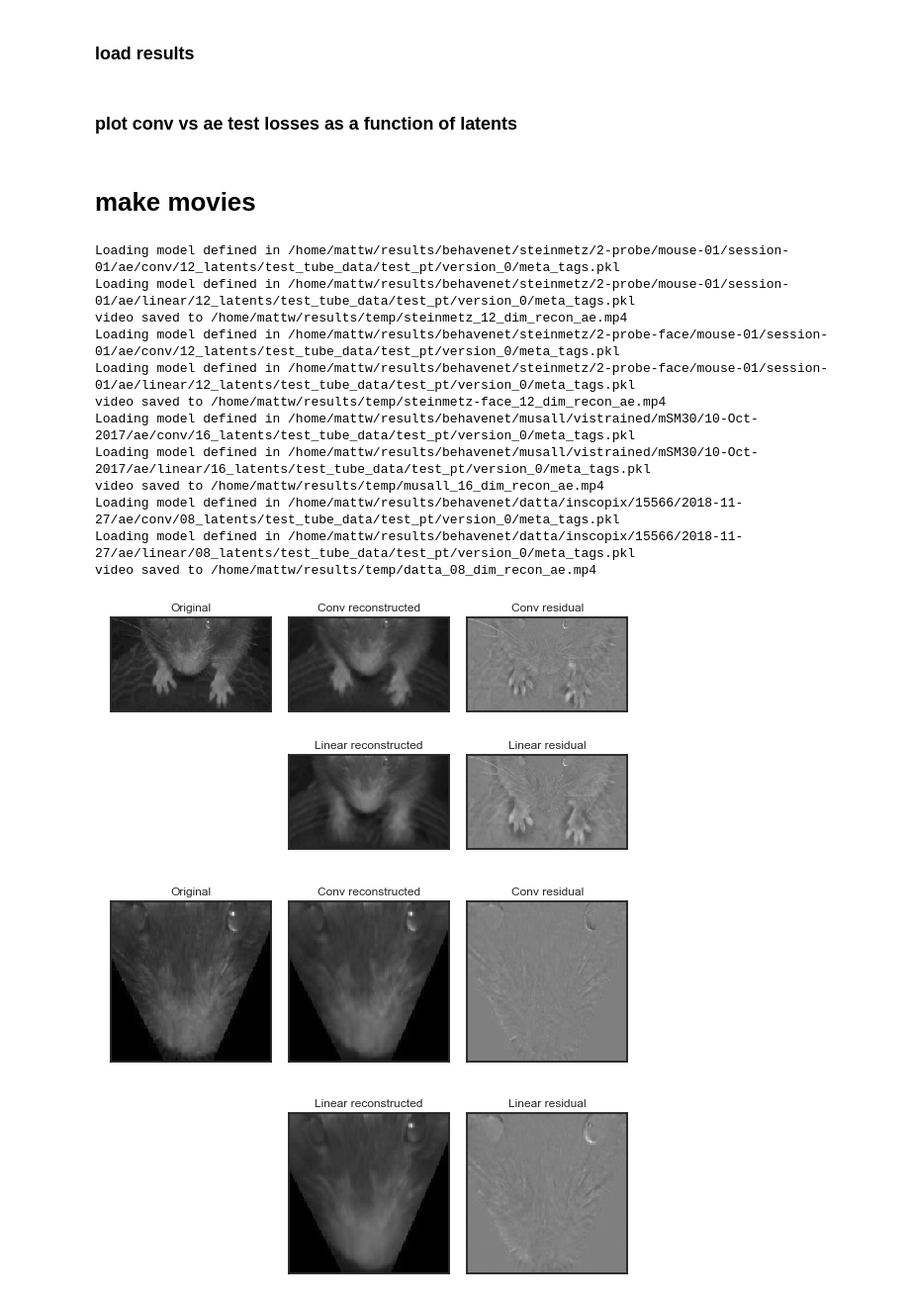
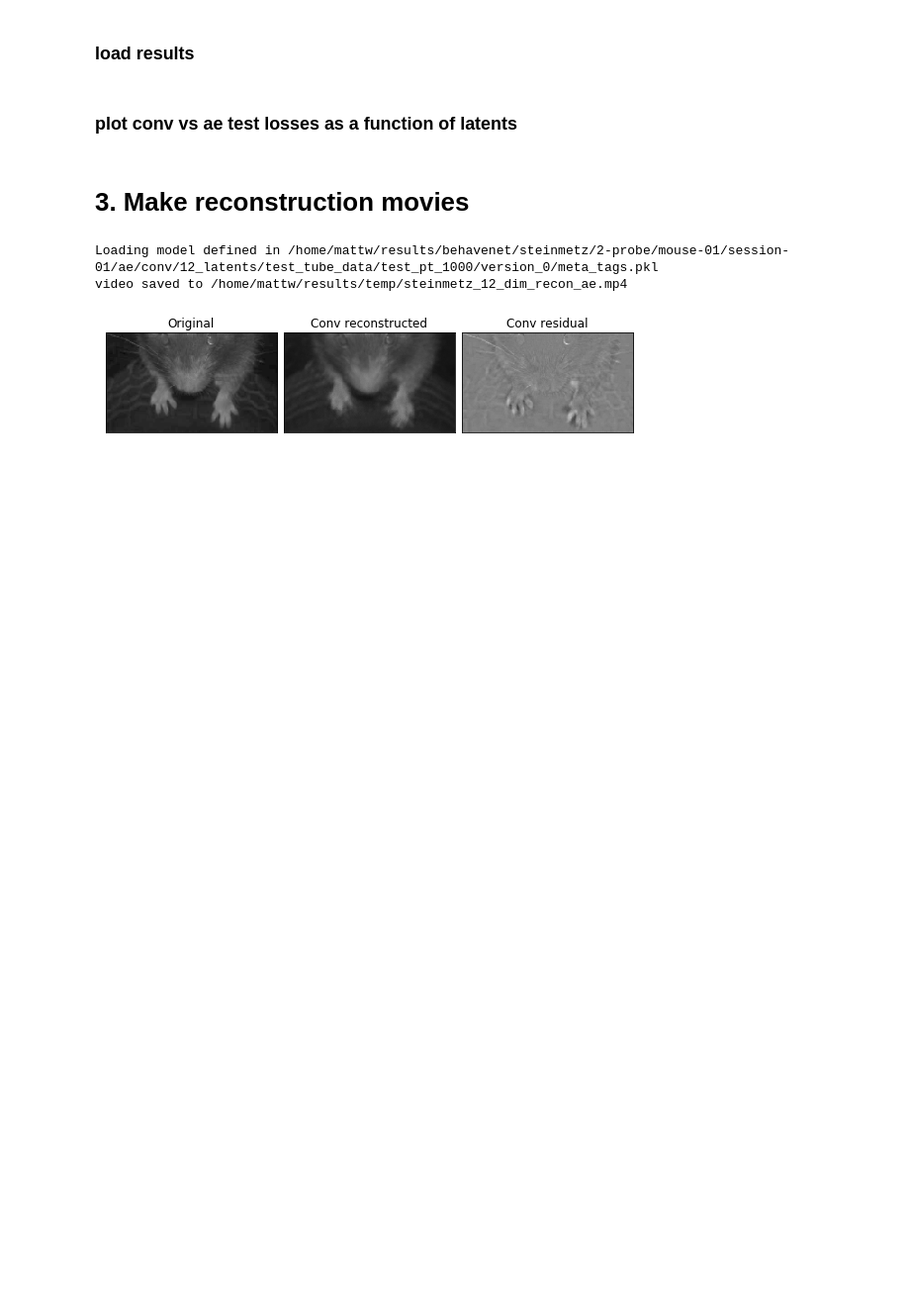
Before and after one commit to themattinthehatt/behavenet, a Jupyter notebook: analyses/ae_analysis_notebook.ipynb, the cells around one changed output. Shown at 99% size. Saved outputs shown, nothing was run; the diff lists cells and outputs as text; code cells hidden in the pictures; blank space fills up the shorter version.

```diff
--- a/analyses/ae_analysis_notebook.ipynb
+++ b/analyses/ae_analysis_notebook.ipynb
@@ -15,23 +16,17 @@ results_dir = '/home/mattw/results/behavenet_figs/'
 # %% [markdown]
 ### load results
 # %%
-metrics_df = []
-
-labs = ['steinmetz', 'steinmetz-face', 'musall', 'datta']
-# labs = ['datta']
-model_types = ['conv', 'linear']
 hparams = {
     'data_dir': '/home/mattw/data',  # might be a different path than what is saved in hparams
     'tt_save_path': '/home/mattw/results/behavenet',
-    'experiment_name': 'test_pt',
+    'experiment_name': 'test_pt_1000',
     'model_class': 'ae'}
+labs = ['steinmetz'] #['steinmetz', 'steinmetz-face', 'musall', 'datta']
+model_types = ['conv'] #['conv', 'linear']
 
+metrics_df = []
 for lab in labs:
     get_lab_example(hparams, lab)
-#     if lab == 'datta':
-#         hparams['experiment_name'] = 'test_tf0'
-#     else:
-#         hparams['experiment_name'] = 'test_tf'
     for model_type in model_types:
         hparams['model_type'] = model_type
         _, _, expt_dir = get_output_dirs(hparams)
@@ -69,7 +64,7 @@ sns.set_style('white')
 sns.set_context('talk')
 
 # data_queried = metrics[~pd.notna(metrics.test_loss)]
-lab = 'steinmetz-face'
+lab = 'steinmetz'
 data_queried = metrics_df[
     (metrics_df.dtype=='val') &
     (metrics_df.epoch>20) &
@@ -97,9 +92,13 @@ else:
     splt.ax.set_ylabel('MSE per pixel')
 #     splt.ax.get_yaxis().set_major_formatter(matplotlib.ticker.ScalarFormatter())
 #     splt.ax.ticklabel_format(axis='y', style='sci', scilimits=(1, 2))  # (1, 2) a hack
+#     splt._legend.set_title('Model\ntype')
 
-save_file = os.path.join(
-    results_dir, str('%s_%02i_dim_val_losses' % (lab, hparams['n_ae_latents'])))
+if save_outputs:
+    save_file = os.path.join(
+        results_dir, str('%s_%02i_dim_val_losses' % (lab, hparams['n_ae_latents'])))
+else:
+    save_file = None
 
 if save_file is not None:
     plt.savefig(save_file + '.jpg', dpi=300, format='jpeg')
@@ -129,11 +128,14 @@ splt.ax.set_yscale('log')
 splt.ax.set_yticks([3e-3, 1e-3, 3e-4, 1e-4])
 splt.ax.get_yaxis().set_major_formatter(matplotlib.ticker.ScalarFormatter())
 splt.ax.ticklabel_format(axis='y', style='sci', scilimits=(1, 2))  # (1, 2) a hack
+splt._legend.set_title('Model type')
 
-save_file = os.path.join(results_dir, 'all_ae_test_losses')
-
-if save_file is not None:
-    plt.savefig(save_file + '.jpg', dpi=300, format='jpeg')
+if save_outputs:
+    save_file = os.path.join(results_dir, 'all_ae_test_losses')
+    if save_file is not None:
+        plt.savefig(save_file + '.jpg', dpi=300, format='jpeg')
+else:
+    save_file = None
 
 plt.show()
 # %% [output]
@@ -204,50 +205,39 @@ for i, ax in enumerate(splt.axes):
     if i == 0:
         ax[0].set_ylabel('MSE per pixel')
 # %% [markdown]
-# make movies
+# 3. Make reconstruction movies
 # %%
 from analyses.ae_movies import make_ae_reconstruction_movie
 from fitting.utils import get_lab_example
 from data.data_generator import ConcatSessionsGenerator
-include_linear = True
+
+include_linear = False
 version = 'best'
 hparams = {
     'data_dir': '/home/mattw/data',  # might be a different path than what is saved in hparams
     'tt_save_path': '/home/mattw/results/behavenet',
-    'experiment_name': 'test_pt',
+    'experiment_name': 'test_pt_1000',
     'model_class': 'ae',
     'model_type': 'conv',
     'lib': 'pt'}
 
-labs = ['steinmetz', 'steinmetz-face', 'musall', 'datta']
+labs = ['steinmetz'] #, 'steinmetz-face', 'musall', 'datta']
 
 for lab in labs:
     get_lab_example(hparams, lab)
     data_generator = ConcatSessionsGenerator(
         hparams['data_dir'], hparams,
         signals=['images'], transforms=[None], load_kwargs=[None],
         device='cpu', as_numpy=False, batch_load=True, rng_seed=0)
     trial = data_generator.batch_indxs[0]['test'][4]
 
-    results_dir = '/home/mattw/results/temp/'
     save_file = os.path.join(
         results_dir, str('%s_%02i_dim_recon_ae' % (lab, hparams['n_ae_latents'])))
 
     make_ae_reconstruction_movie(
         hparams, version=version, save_file=save_file, include_linear=include_linear,
         trial=trial)
 # %% [output]
-Loading model defined in /home/mattw/results/behavenet/steinmetz/2-probe/mouse-01/session-01/ae/conv/12_latents/test_tube_data/test_pt/version_0/meta_tags.pkl
-Loading model defined in /home/mattw/results/behavenet/steinmetz/2-probe/mouse-01/session-01/ae/linear/12_latents/test_tube_data/test_pt/version_0/meta_tags.pkl
+Loading model defined in /home/mattw/results/behavenet/steinmetz/2-probe/mouse-01/session-01/ae/conv/12_latents/test_tube_data/test_pt_1000/version_0/meta_tags.pkl
 video saved to /home/mattw/results/temp/steinmetz_12_dim_recon_ae.mp4
-Loading model defined in /home/mattw/results/behavenet/steinmetz/2-probe-face/mouse-01/session-01/ae/conv/12_latents/test_tube_data/test_pt/version_0/meta_tags.pkl
-Loading model defined in /home/mattw/results/behavenet/steinmetz/2-probe-face/mouse-01/session-01/ae/linear/12_latents/test_tube_data/test_pt/version_0/meta_tags.pkl
-video saved to /home/mattw/results/temp/steinmetz-face_12_dim_recon_ae.mp4
-Loading model defined in /home/mattw/results/behavenet/musall/vistrained/mSM30/10-Oct-2017/ae/conv/16_latents/test_tube_data/test_pt/version_0/meta_tags.pkl
-Loading model defined in /home/mattw/results/behavenet/musall/vistrained/mSM30/10-Oct-2017/ae/linear/16_latents/test_tube_data/test_pt/version_0/meta_tags.pkl
-video saved to /home/mattw/results/temp/musall_16_dim_recon_ae.mp4
-Loading model defined in /home/mattw/results/behavenet/datta/inscopix/15566/2018-11-27/ae/conv/08_latents/test_tube_data/test_pt/version_0/meta_tags.pkl
-Loading model defined in /home/mattw/results/behavenet/datta/inscopix/15566/2018-11-27/ae/linear/08_latents/test_tube_data/test_pt/version_0/meta_tags.pkl
-video saved to /home/mattw/results/temp/datta_08_dim_recon_ae.mp4
-[figure, old version]
+[figure, new version]
-[figure, removed]
```
Also changed, not shown: parts of 7 cells of this notebook, 3 other files.
